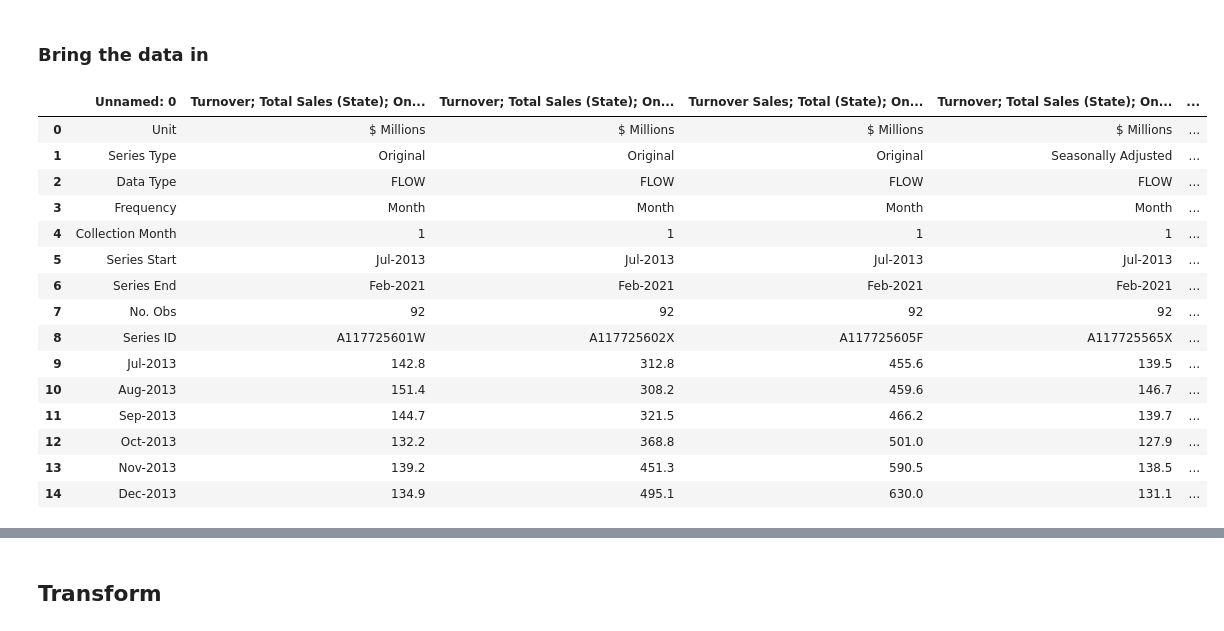
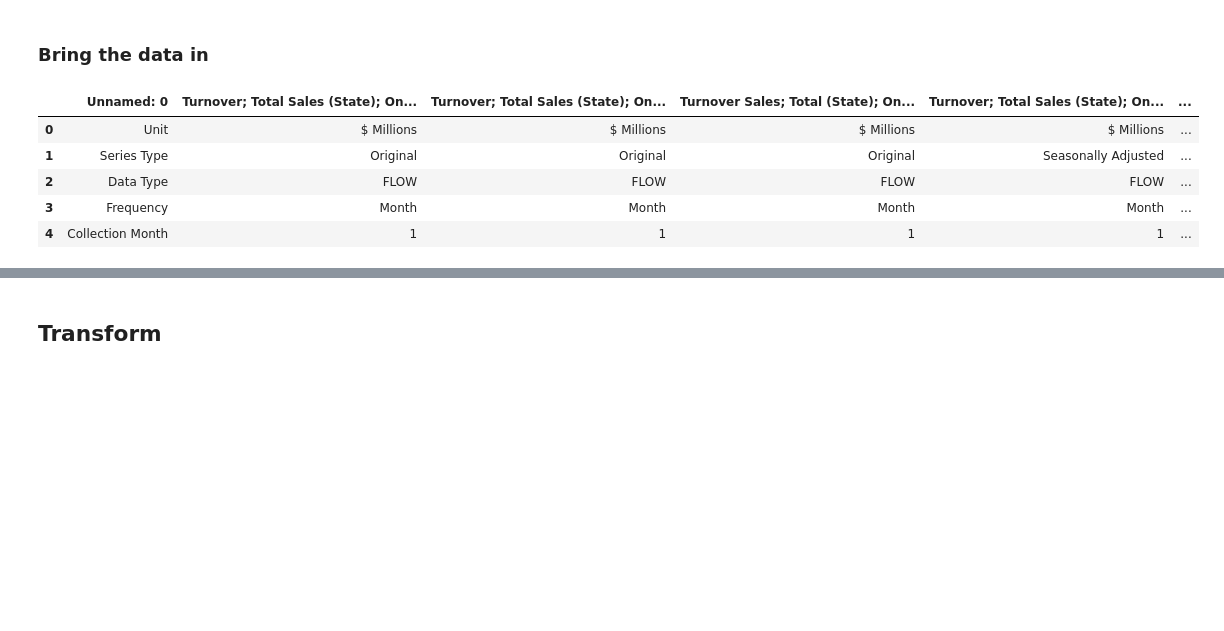
Before and after one commit to Damini-Patel/ecommerce-growth-projection-australia, a Jupyter notebook: ETL/ExtractTransform.ipynb, the cells around one changed output, grey strips where cells are left out. Cells and saved outputs as stored; diff of their text form; code cells hidden in the pictures; blank space fills up the shorter version.

```diff
--- a/ETL/ExtractTransform.ipynb
+++ b/ETL/ExtractTransform.ipynb
@@ -10,25 +10,15 @@ import pandas as pd
 # %%
 #Spreadsheet 1 (online)
 csv_file = "../resources/australia online turnover.csv"
 online_raw = pd.read_csv(csv_file)
-online_raw.head(15)
+online_raw.head()
 # %% [output]
 |  | Unnamed: 0 | Turnover; Total Sales (State); On... | Turnover; Total Sales (State); On... | Turnover Sales; Total (State); On... | Turnover; Total Sales (State); On... | ... |
 | 0 | Unit | $ Millions | $ Millions | $ Millions | $ Millions | ... |
 | 1 | Series Type | Original | Original | Original | Seasonally Adjusted | ... |
 | 2 | Data Type | FLOW | FLOW | FLOW | FLOW | ... |
 | 3 | Frequency | Month | Month | Month | Month | ... |
 | 4 | Collection Month | 1 | 1 | 1 | 1 | ... |
-| 5 | Series Start | Jul-2013 | Jul-2013 | Jul-2013 | Jul-2013 | ... |
-| 6 | Series End | Feb-2021 | Feb-2021 | Feb-2021 | Feb-2021 | ... |
-| 7 | No. Obs | 92 | 92 | 92 | 92 | ... |
-| 8 | Series ID | A117725601W | A117725602X | A117725605F | A117725565X | ... |
-| 9 | Jul-2013 | 142.8 | 312.8 | 455.6 | 139.5 | ... |
-| 10 | Aug-2013 | 151.4 | 308.2 | 459.6 | 146.7 | ... |
-| 11 | Sep-2013 | 144.7 | 321.5 | 466.2 | 139.7 | ... |
-| 12 | Oct-2013 | 132.2 | 368.8 | 501.0 | 127.9 | ... |
-| 13 | Nov-2013 | 139.2 | 451.3 | 590.5 | 138.5 | ... |
-| 14 | Dec-2013 | 134.9 | 495.1 | 630.0 | 131.1 | ... |
 # %%
 #Spreasheet 2 (retail)
 csv_file = "../resources/turnover by state.csv"
```
Also changed, not shown: parts of 11 cells of this notebook, 4 other files.
